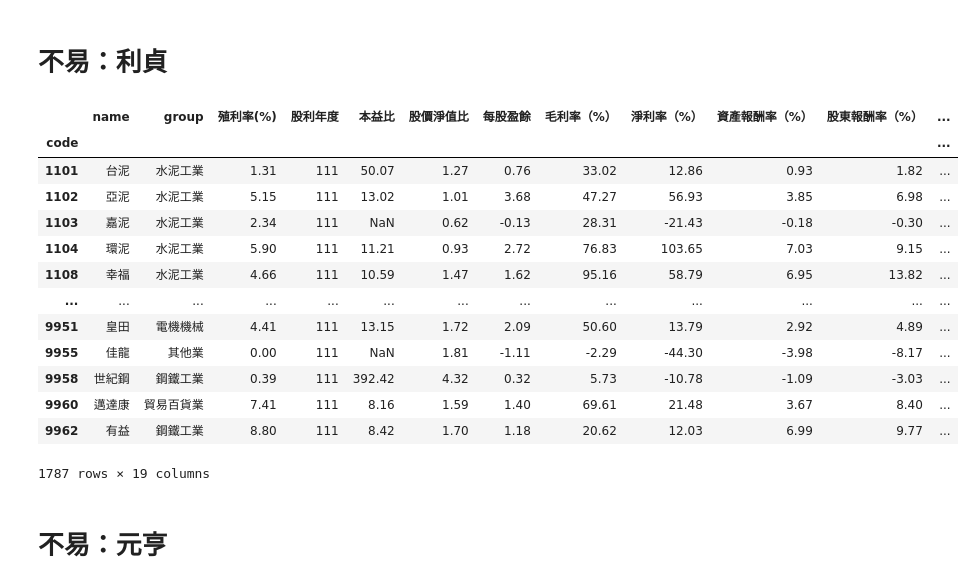
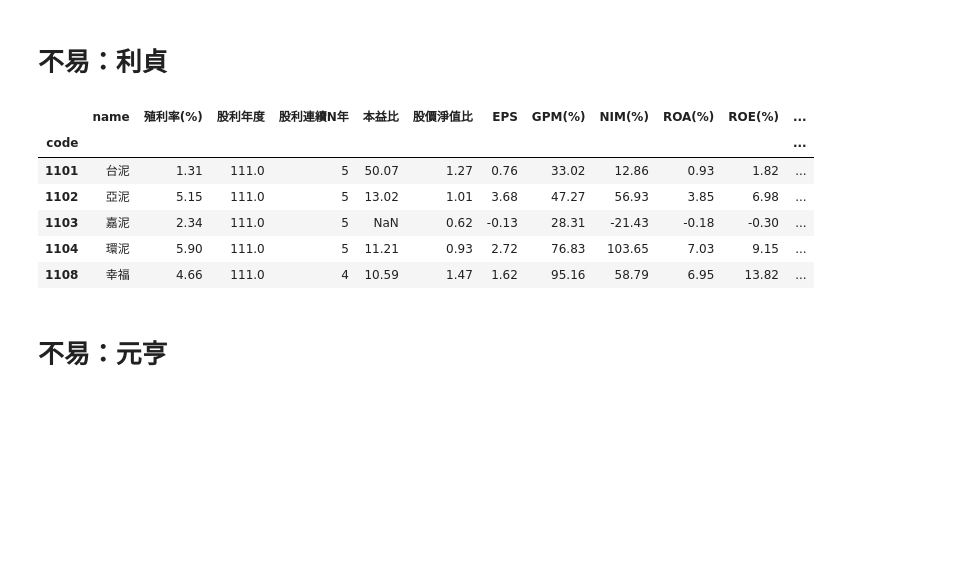
Before and after one commit to yangaound/stock.tw, a Jupyter notebook: README.ipynb, the cells around one changed output. Drawn from its saved outputs; the diff is of its cells as text; code cells hidden in the pictures; blank space fills up the shorter version.

```diff
--- a/README.ipynb
+++ b/README.ipynb
@@ -22,22 +22,19 @@ dataset.datatime_range
 # %%
 df = dataset.analyze_profit_df()
 df = dataset.append_stock_info(df)
-df.round(2)
+cols = [
+    'name', '殖利率(%)', '股利年度', '股利連續N年', '本益比', '股價淨值比', 'EPS', 'GPM(%)', 'NIM(%)', 'ROA(%)', 'ROE(%)',
+    'EPS(0)+', 'GPM(%)+', 'NIM(%)+', 'ROA(%)+', 'ROE(%)+', '負債比(%)+', '普通股股本+', '資產總計+', '權益總額+'
+]
+df[cols].head(5).round(2)
 # %% [output]
-|  | name | group | 殖利率(%) | 股利年度 | 本益比 | 股價淨值比 | 每股盈餘 | 毛利率（%） | 淨利率（%） | 資產報酬率（%） | 股東報酬率（%） | ... |
+|  | name | 殖利率(%) | 股利年度 | 股利連續N年 | 本益比 | 股價淨值比 | EPS | GPM(%) | NIM(%) | ROA(%) | ROE(%) | ... |
 | code |  |  |  |  |  |  |  |  |  |  |  | ... |
-| 1101 | 台泥 | 水泥工業 | 1.31 | 111 | 50.07 | 1.27 | 0.76 | 33.02 | 12.86 | 0.93 | 1.82 | ... |
-| 1102 | 亞泥 | 水泥工業 | 5.15 | 111 | 13.02 | 1.01 | 3.68 | 47.27 | 56.93 | 3.85 | 6.98 | ... |
-| 1103 | 嘉泥 | 水泥工業 | 2.34 | 111 | NaN | 0.62 | -0.13 | 28.31 | -21.43 | -0.18 | -0.30 | ... |
-| 1104 | 環泥 | 水泥工業 | 5.90 | 111 | 11.21 | 0.93 | 2.72 | 76.83 | 103.65 | 7.03 | 9.15 | ... |
-| 1108 | 幸福 | 水泥工業 | 4.66 | 111 | 10.59 | 1.47 | 1.62 | 95.16 | 58.79 | 6.95 | 13.82 | ... |
-| ... | ... | ... | ... | ... | ... | ... | ... | ... | ... | ... | ... | ... |
-| 9951 | 皇田 | 電機機械 | 4.41 | 111 | 13.15 | 1.72 | 2.09 | 50.60 | 13.79 | 2.92 | 4.89 | ... |
-| 9955 | 佳龍 | 其他業 | 0.00 | 111 | NaN | 1.81 | -1.11 | -2.29 | -44.30 | -3.98 | -8.17 | ... |
-| 9958 | 世紀鋼 | 鋼鐵工業 | 0.39 | 111 | 392.42 | 4.32 | 0.32 | 5.73 | -10.78 | -1.09 | -3.03 | ... |
-| 9960 | 邁達康 | 貿易百貨業 | 7.41 | 111 | 8.16 | 1.59 | 1.40 | 69.61 | 21.48 | 3.67 | 8.40 | ... |
-| 9962 | 有益 | 鋼鐵工業 | 8.80 | 111 | 8.42 | 1.70 | 1.18 | 20.62 | 12.03 | 6.99 | 9.77 | ... |
+| 1101 | 台泥 | 1.31 | 111.0 | 5 | 50.07 | 1.27 | 0.76 | 33.02 | 12.86 | 0.93 | 1.82 | ... |
+| 1102 | 亞泥 | 5.15 | 111.0 | 5 | 13.02 | 1.01 | 3.68 | 47.27 | 56.93 | 3.85 | 6.98 | ... |
+| 1103 | 嘉泥 | 2.34 | 111.0 | 5 | NaN | 0.62 | -0.13 | 28.31 | -21.43 | -0.18 | -0.30 | ... |
+| 1104 | 環泥 | 5.90 | 111.0 | 5 | 11.21 | 0.93 | 2.72 | 76.83 | 103.65 | 7.03 | 9.15 | ... |
+| 1108 | 幸福 | 4.66 | 111.0 | 4 | 10.59 | 1.47 | 1.62 | 95.16 | 58.79 | 6.95 | 13.82 | ... |
-1787 rows × 19 columns
 # %% [markdown]
 # 不易：元亨
 # %%
```
Also changed, not shown: parts of 3 cells of this notebook, 33 other files.
